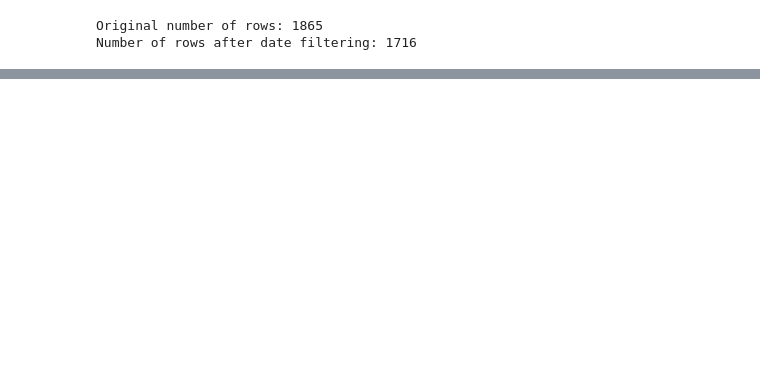
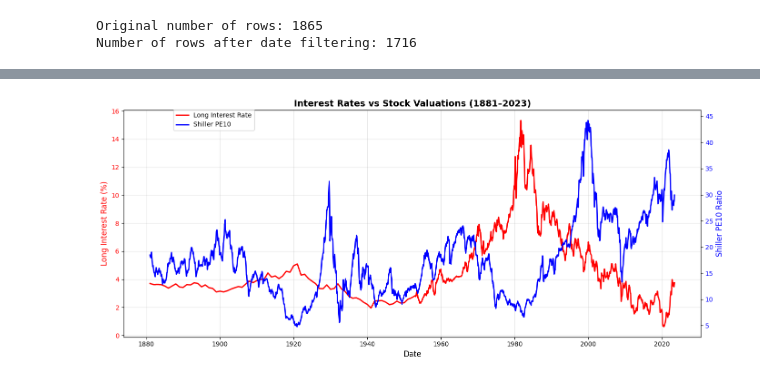
Before and after one commit to biruhyos/dsrp-sp500, a Jupyter notebook: DSRP_S&P_500_Biruh.ipynb, the cells around one changed output, grey strips where cells are left out. Drawn from its saved outputs; the diff is of its cells as text; code cells hidden in the pictures; blank space fills up the shorter version.

```diff
--- a/DSRP_S&P_500_Biruh.ipynb
+++ b/DSRP_S&P_500_Biruh.ipynb
@@ -166,0 +199,5 @@ Number of rows after date filtering: 1716
+# %%
+df_final_cleaned = df_cleaned[(df_cleaned['Shiller_PE_Ratio'] > 0) & (df_cleaned['SP500'] > 0)].copy()
+print(f"Rows: {df_final_cleaned.shape[0]} | Date range: {df_final_cleaned['Date'].min()} to {df_final_cleaned['Date'].max()}")
+corr = df_final_cleaned['Long Interest Rate'].corr(df_final_cleaned['Shiller_PE_Ratio'])
+print(f"Correlation: {corr:.3f}")
@@ -166,0 +207,26 @@ Number of rows after date filtering: 1716
+# %%
+import matplotlib.pyplot as plt
+
+
+fig, ax1 = plt.subplots(figsize=(14, 6))
+
+# Plot Interest Rates on left axis
+ax1.plot(df_final_cleaned['Date'], df_final_cleaned['Long Interest Rate'], color='red', label='Long Interest Rate', linewidth=2)
+ax1.set_xlabel('Date', fontsize=12)
+ax1.set_ylabel('Long Interest Rate (%)', color='red', fontsize=12)
+ax1.tick_params(axis='y', labelcolor='red')
+ax1.grid(True, alpha=0.3)
+
+# Plot PE10 on right axis
+ax2 = ax1.twinx()
+ax2.plot(df_final_cleaned['Date'], df_final_cleaned['Shiller_PE_Ratio'], color='blue', label='Shiller PE10', linewidth=2)
+ax2.set_ylabel('Shiller PE10 Ratio', color='blue', fontsize=12)
+ax2.tick_params(axis='y', labelcolor='blue')
+
+
+plt.title('Interest Rates vs Stock Valuations (1881–2023)', fontsize=14, fontweight='bold')
+fig.legend(loc='upper left', bbox_to_anchor=(0.12, 0.95))
+plt.tight_layout()
+plt.show()
+# %% [output]
+[figure, added]
```
Also changed, not shown: parts of 2 cells of this notebook.
